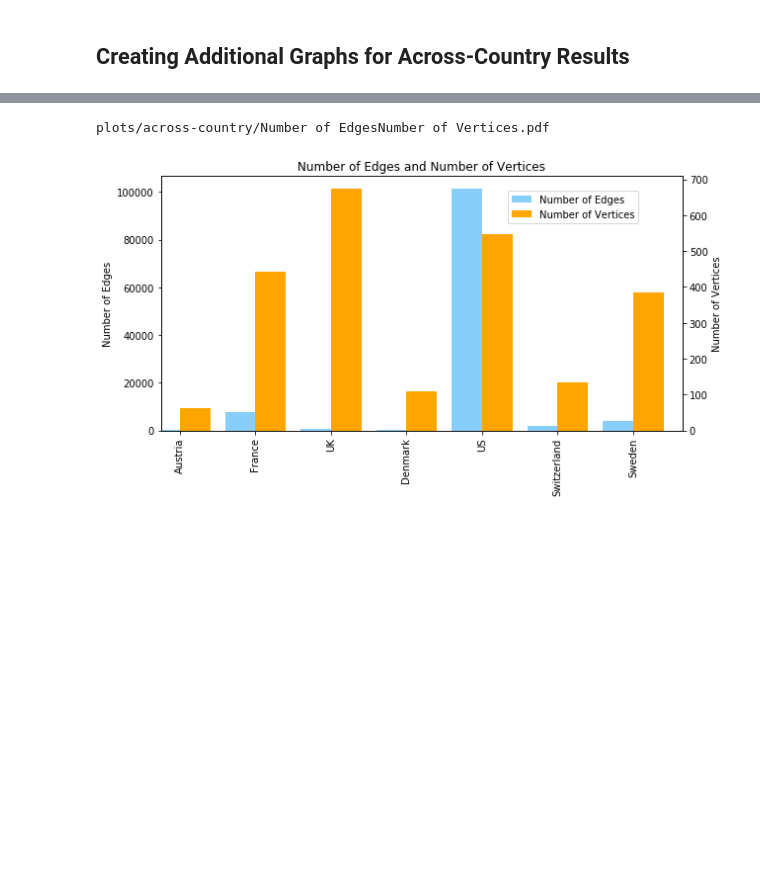
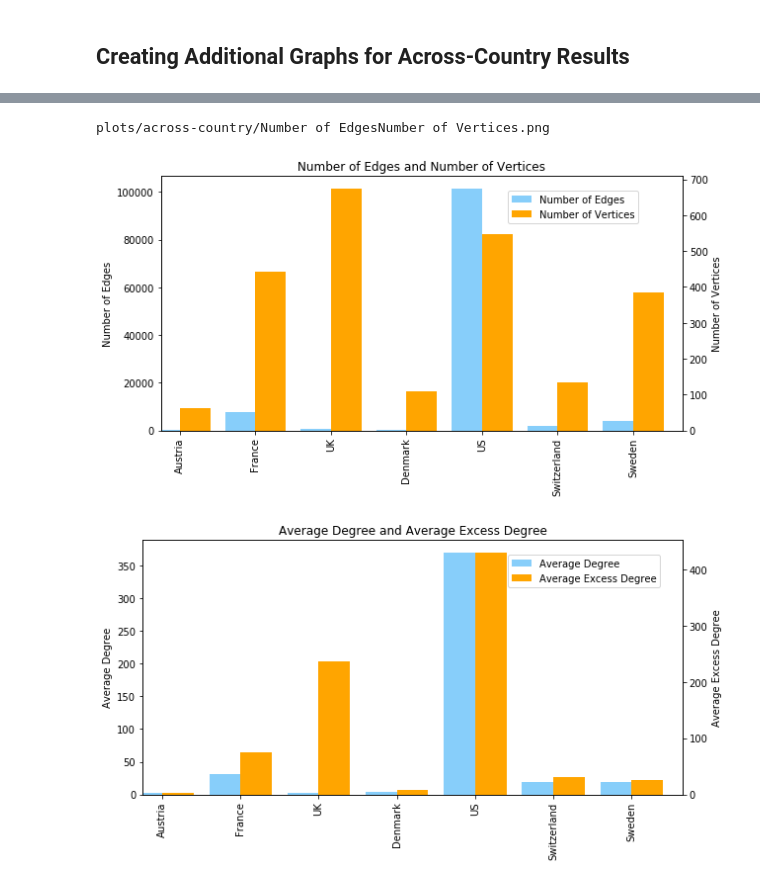
Before and after one commit to benlai97/CSE-416-Final-Project, a Jupyter notebook: across-country-graphs.ipynb, the cells around one changed output, grey strips where cells are left out. Saved outputs shown, nothing was run; the diff lists cells and outputs as text; code cells hidden in the pictures; blank space fills up the shorter version.

Commit message:
adding across-country plots

```diff
--- a/across-country-graphs.ipynb
+++ b/across-country-graphs.ipynb
@@ -42,8 +52,37 @@ fig.legend(loc=(0.65,0.8))
 plt.tight_layout()
 
 save_path = 'plots/across-country/' + col1 + col2 + '.pdf'
-print(save_path)
 fig.savefig(save_path)
+save_path = 'plots/across-country/' + col1 + col2 + '.png'
+fig.savefig(save_path)
 # %% [output]
-plots/across-country/Number of EdgesNumber of Vertices.pdf
+plots/across-country/Number of EdgesNumber of Vertices.png
 [figure]
+# %%
+# Creating graph for number of edges and number of vertices
+
+col1 = 'Average Degree'
+col2 = 'Average Excess Degree'
+data = all_data[[col1, col2]]
+
+fig = plt.figure(figsize=(9,5)) # Create matplotlib figure
+ax = fig.add_subplot(111) # Create matplotlib axes
+ax2 = ax.twinx() # Create another axes that shares the same x-axis as ax.
+
+width = 0.4
+
+data[col1].plot(kind='bar', color='lightskyblue', ax=ax, width=width, position=1)
+data[col2].plot(kind='bar', color='orange', ax=ax2, width=width, position=0)
+
+ax.set_ylabel(col1)
+ax2.set_ylabel(col2)
+plt.title(col1 + ' and ' + col2)
+fig.legend(loc=(0.65,0.8))
+plt.tight_layout()
+
+save_path = 'plots/across-country/' + col1 + col2 + '.pdf'
+fig.savefig(save_path)
+save_path = 'plots/across-country/' + col1 + col2 + '.png'
+fig.savefig(save_path)
+# %% [output]
+[figure, added]
```
Also changed, not shown: parts of 1 cell of this notebook, 3 other files.
